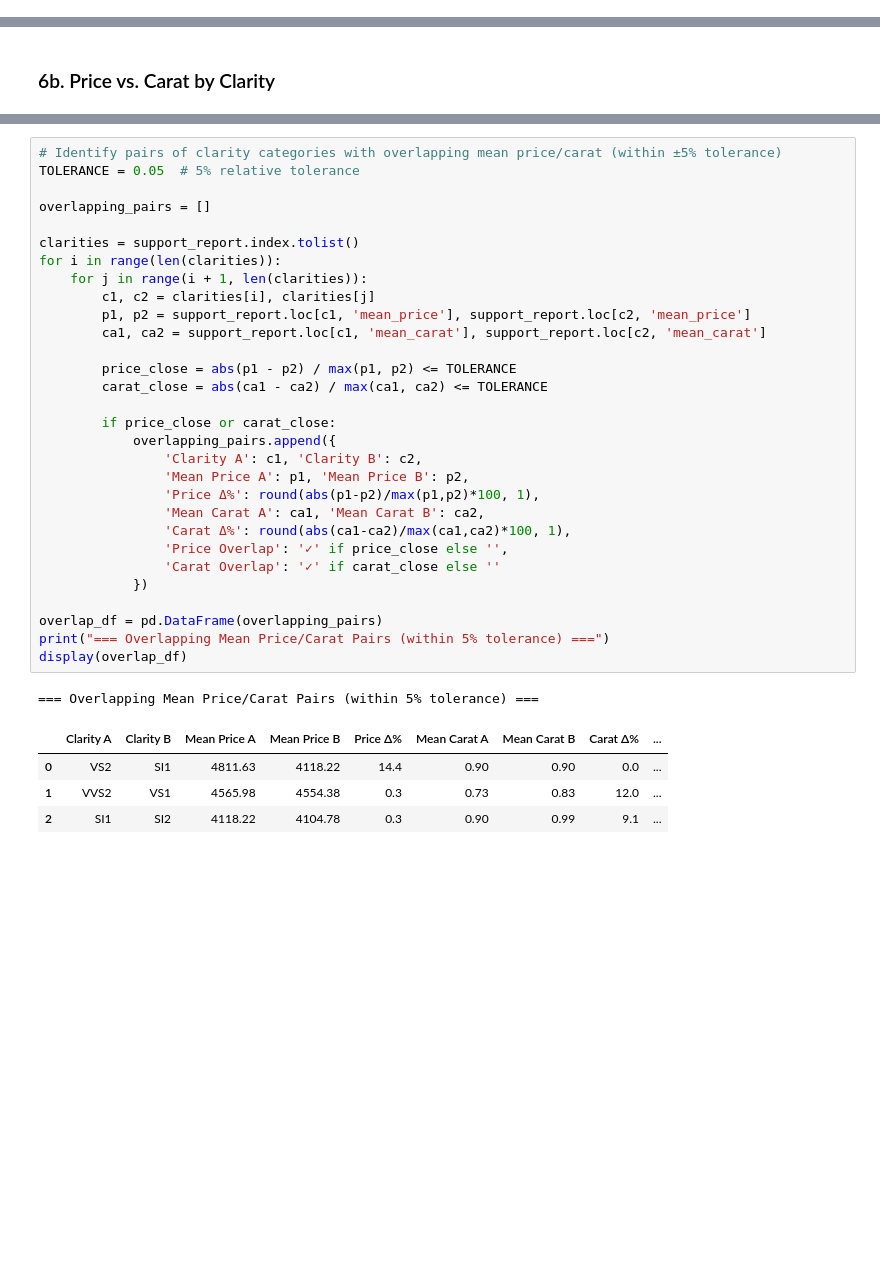
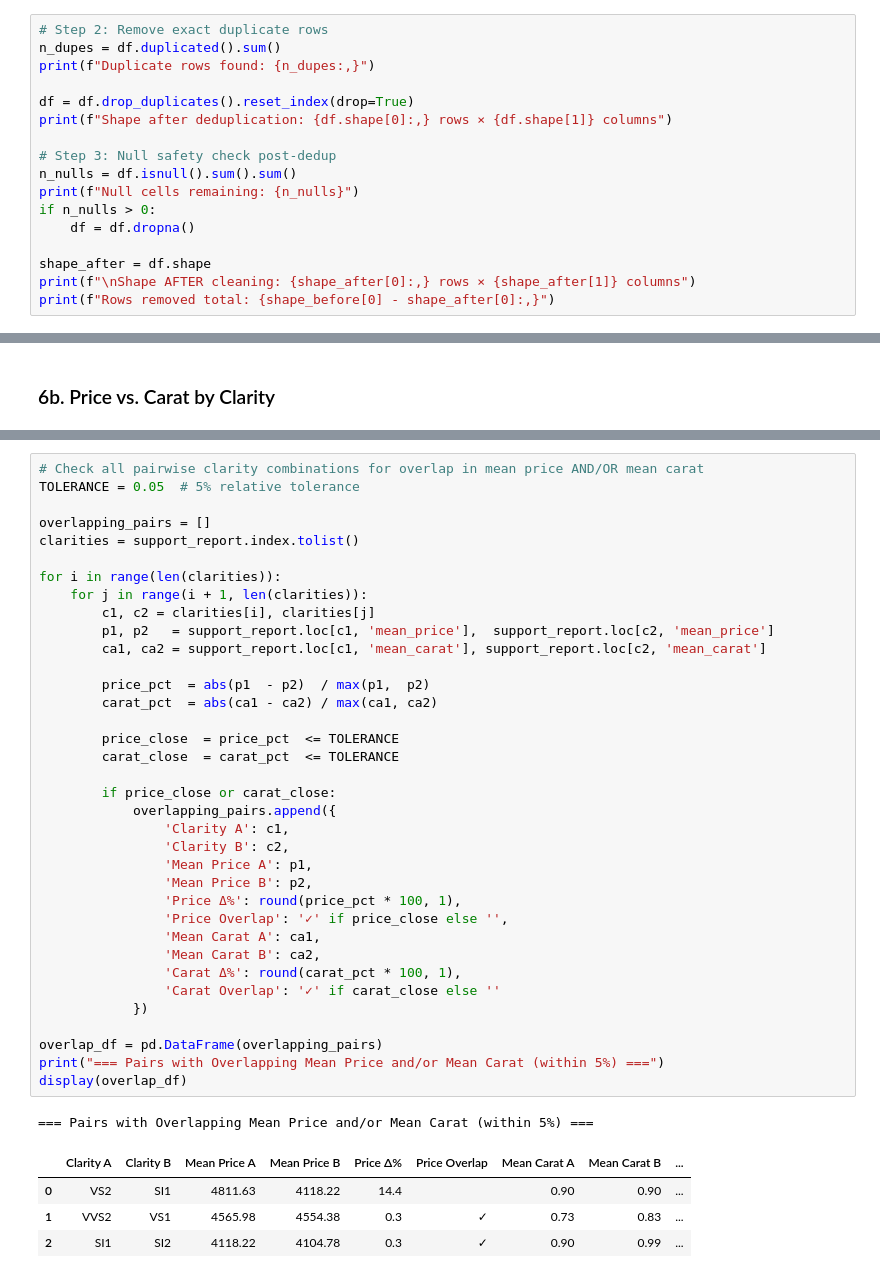
Before and after one commit to akaseahawk/wilcore-interview-DS2, a Jupyter notebook: diamond_analysis.ipynb, the cells around one changed output, grey strips where cells are left out. Saved outputs shown, nothing was run; the diff lists cells and outputs as text; blank space fills up the shorter version.

```diff
--- a/diamond_analysis.ipynb
+++ b/diamond_analysis.ipynb
@@ -367,0 +172,17 @@ We now explore how the numeric features relate to each other within the outlier-
+# %%
+# Step 2: Remove exact duplicate rows
+n_dupes = df.duplicated().sum()
+print(f"Duplicate rows found: {n_dupes:,}")
+
+df = df.drop_duplicates().reset_index(drop=True)
+print(f"Shape after deduplication: {df.shape[0]:,} rows × {df.shape[1]} columns")
+
+# Step 3: Null safety check post-dedup
+n_nulls = df.isnull().sum().sum()
+print(f"Null cells remaining: {n_nulls}")
+if n_nulls > 0:
+    df = df.dropna()
+
+shape_after = df.shape
+print(f"\nShape AFTER cleaning: {shape_after[0]:,} rows × {shape_after[1]} columns")
+print(f"Rows removed total: {shape_before[0] - shape_after[0]:,}")
@@ -543,37 +569,43 @@ larger SI-grade stones often fetch higher prices than smaller premium-grade ston
 # %%
-# Identify pairs of clarity categories with overlapping mean price/carat (within ±5% tolerance)
+# Check all pairwise clarity combinations for overlap in mean price AND/OR mean carat
 TOLERANCE = 0.05  # 5% relative tolerance
 
 overlapping_pairs = []
+clarities = support_report.index.tolist()
 
-clarities = support_report.index.tolist()
 for i in range(len(clarities)):
     for j in range(i + 1, len(clarities)):
         c1, c2 = clarities[i], clarities[j]
-        p1, p2 = support_report.loc[c1, 'mean_price'], support_report.loc[c2, 'mean_price']
+        p1, p2   = support_report.loc[c1, 'mean_price'],  support_report.loc[c2, 'mean_price']
         ca1, ca2 = support_report.loc[c1, 'mean_carat'], support_report.loc[c2, 'mean_carat']
 
-        price_close = abs(p1 - p2) / max(p1, p2) <= TOLERANCE
-        carat_close = abs(ca1 - ca2) / max(ca1, ca2) <= TOLERANCE
+        price_pct  = abs(p1  - p2)  / max(p1,  p2)
+        carat_pct  = abs(ca1 - ca2) / max(ca1, ca2)
+
+        price_close  = price_pct  <= TOLERANCE
+        carat_close  = carat_pct  <= TOLERANCE
 
         if price_close or carat_close:
             overlapping_pairs.append({
-                'Clarity A': c1, 'Clarity B': c2,
-                'Mean Price A': p1, 'Mean Price B': p2,
-                'Price Δ%': round(abs(p1-p2)/max(p1,p2)*100, 1),
-                'Mean Carat A': ca1, 'Mean Carat B': ca2,
-                'Carat Δ%': round(abs(ca1-ca2)/max(ca1,ca2)*100, 1),
+                'Clarity A': c1,
+                'Clarity B': c2,
+                'Mean Price A': p1,
+                'Mean Price B': p2,
+                'Price Δ%': round(price_pct * 100, 1),
                 'Price Overlap': '✓' if price_close else '',
+                'Mean Carat A': ca1,
+                'Mean Carat B': ca2,
+                'Carat Δ%': round(carat_pct * 100, 1),
                 'Carat Overlap': '✓' if carat_close else ''
             })
 
 overlap_df = pd.DataFrame(overlapping_pairs)
-print("=== Overlapping Mean Price/Carat Pairs (within 5% tolerance) ===")
+print("=== Pairs with Overlapping Mean Price and/or Mean Carat (within 5%) ===")
 display(overlap_df)
 # %% [output]
-=== Overlapping Mean Price/Carat Pairs (within 5% tolerance) ===
+=== Pairs with Overlapping Mean Price and/or Mean Carat (within 5%) ===
-|  | Clarity A | Clarity B | Mean Price A | Mean Price B | Price Δ% | Mean Carat A | Mean Carat B | Carat Δ% | ... |
-| 0 | VS2 | SI1 | 4811.63 | 4118.22 | 14.4 | 0.90 | 0.90 | 0.0 | ... |
-| 1 | VVS2 | VS1 | 4565.98 | 4554.38 | 0.3 | 0.73 | 0.83 | 12.0 | ... |
-| 2 | SI1 | SI2 | 4118.22 | 4104.78 | 0.3 | 0.90 | 0.99 | 9.1 | ... |
+|  | Clarity A | Clarity B | Mean Price A | Mean Price B | Price Δ% | Price Overlap | Mean Carat A | Mean Carat B | ... |
+| 0 | VS2 | SI1 | 4811.63 | 4118.22 | 14.4 |  | 0.90 | 0.90 | ... |
+| 1 | VVS2 | VS1 | 4565.98 | 4554.38 | 0.3 | ✓ | 0.73 | 0.83 | ... |
+| 2 | SI1 | SI2 | 4118.22 | 4104.78 | 0.3 | ✓ | 0.90 | 0.99 | ... |
 # %%
```
Also changed, not shown: parts of 54 cells of this notebook, 2 other files.
